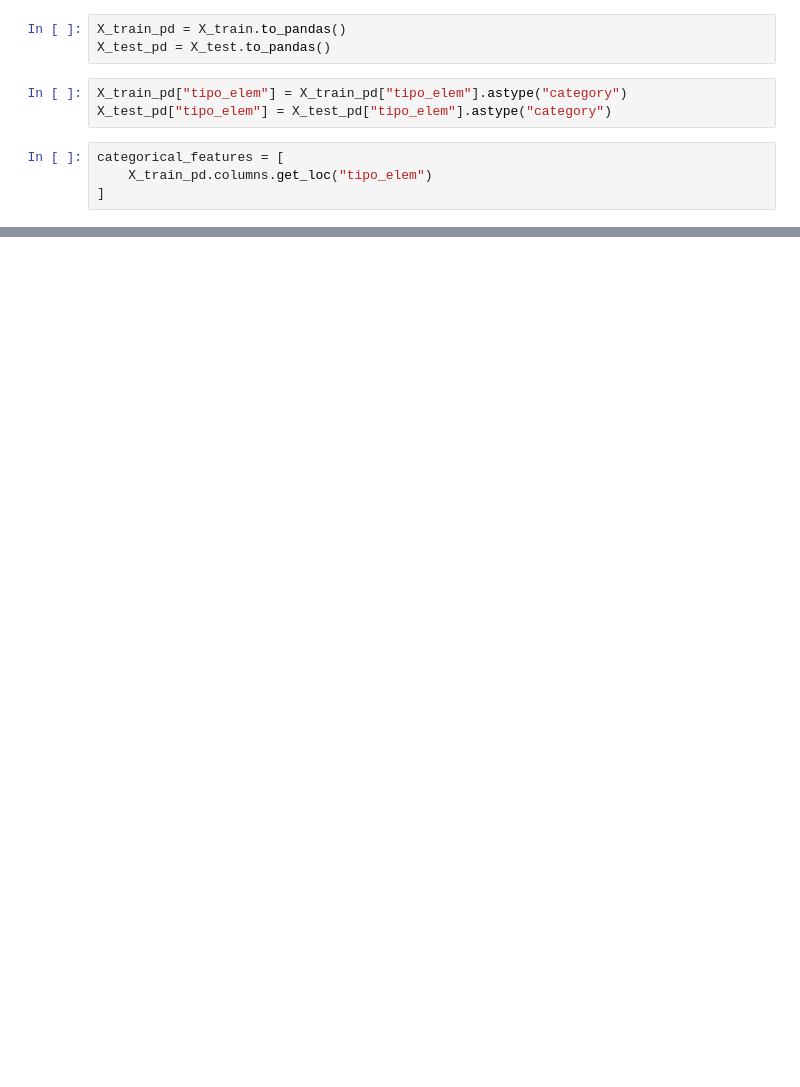
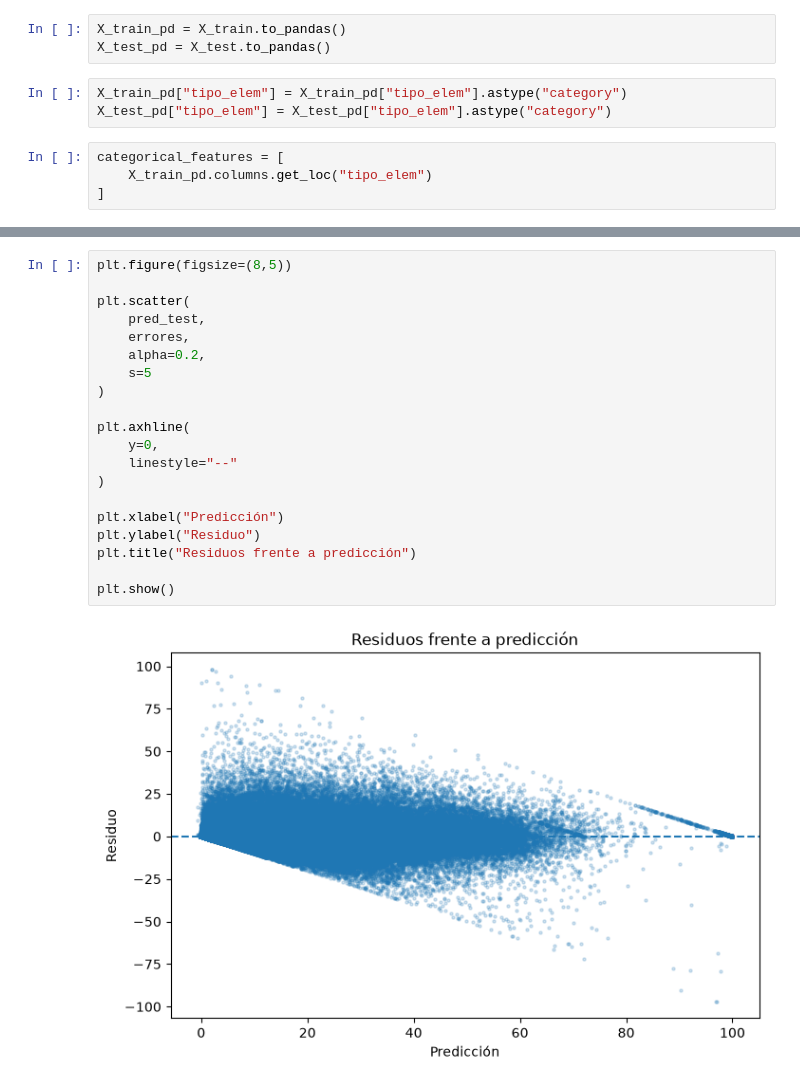
Before and after one commit to Bootcamp-DA-P2/Inteligencia-de-movilidad-urbana-de-Madrid, a Jupyter notebook: notebooks/05_modelado.ipynb, the cells around one changed output, grey strips where cells are left out. Saved outputs shown, nothing was run; the diff lists cells and outputs as text; blank space fills up the shorter version.

```diff
--- a/notebooks/05_modelado.ipynb
+++ b/notebooks/05_modelado.ipynb
@@ -227,0 +313,22 @@ R²  : 0.8880122153721308
+# %%
+plt.figure(figsize=(8,5))
+
+plt.scatter(
+    pred_test,
+    errores,
+    alpha=0.2,
+    s=5
+)
+
+plt.axhline(
+    y=0,
+    linestyle="--"
+)
+
+plt.xlabel("Predicción")
+plt.ylabel("Residuo")
+plt.title("Residuos frente a predicción")
+
+plt.show()
+# %% [output]
+[figure, added]
```
Also changed, not shown: parts of 33 cells of this notebook, 4 other files.
